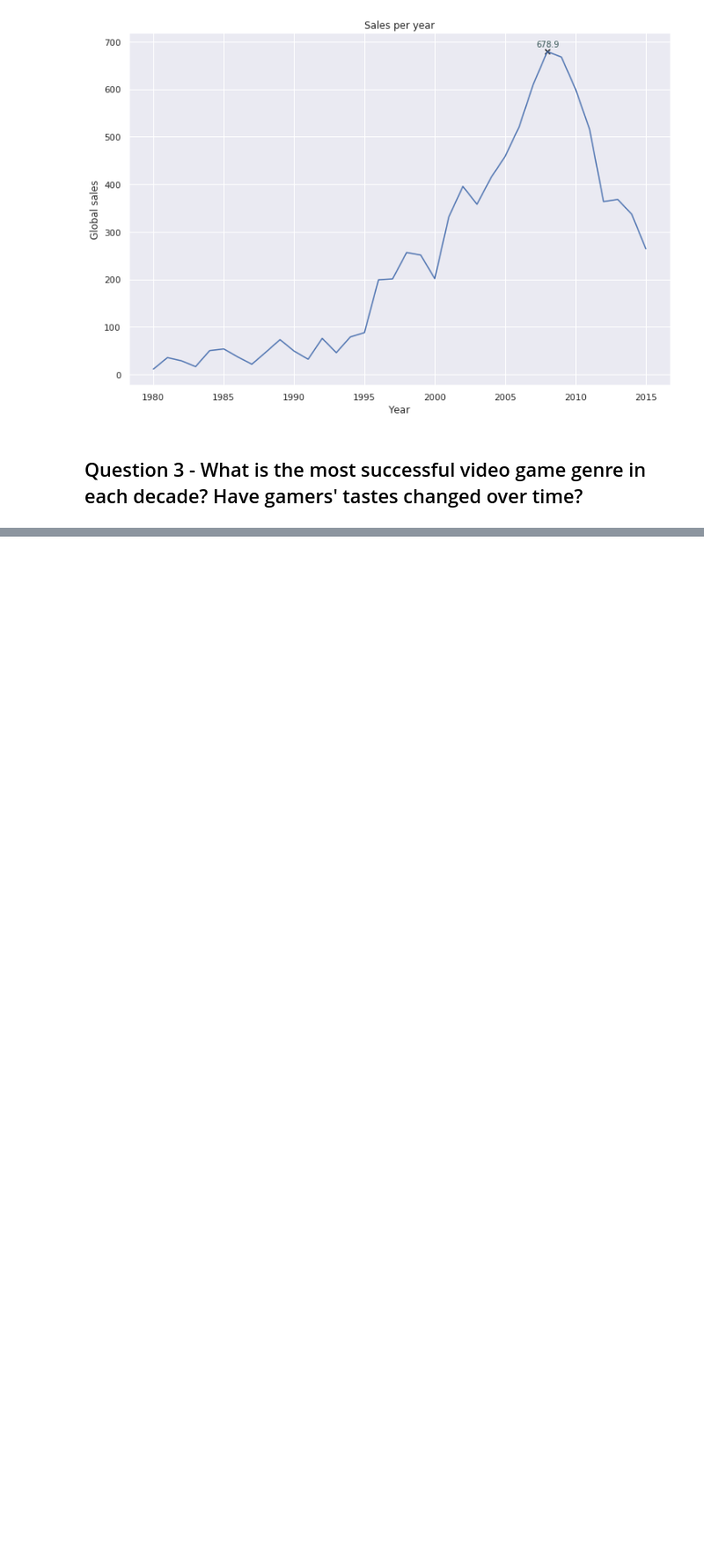
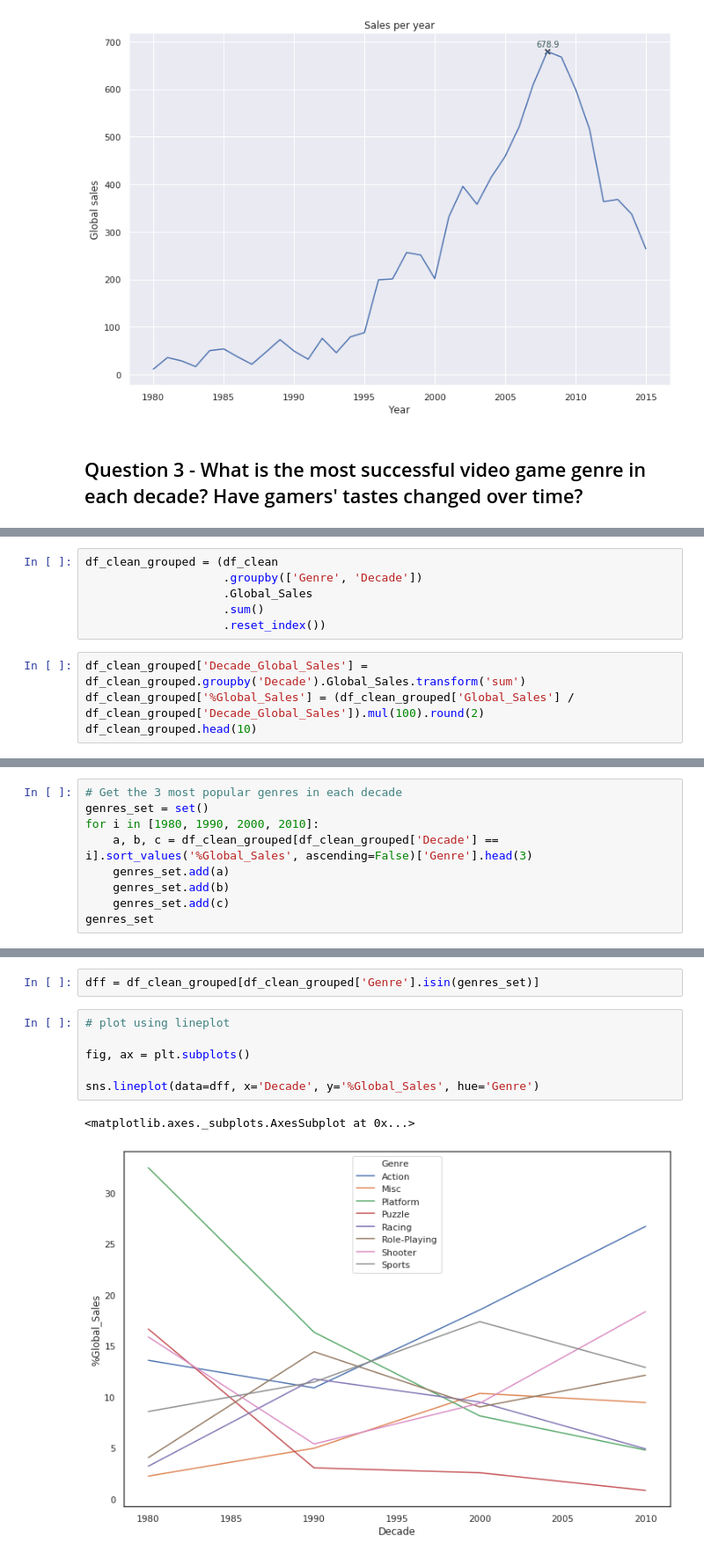
Before and after one commit to tomasborrella/video-game-sales-analysis, a Jupyter notebook: notebook/video-game-sales-analysis.ipynb, the cells around one changed output, grey strips where cells are left out. Shown at 88% size. Cells and saved outputs as stored; diff of their text form; blank space fills up the shorter version.

Commit message:
feat: Analysis. Question 3.
What is the most successful video game genre in each decade? Have gamers' tastes changed over time?
Lineplot and barplot with the data

```diff
--- a/notebook/video-game-sales-analysis.ipynb
+++ b/notebook/video-game-sales-analysis.ipynb
@@ -341,0 +359,10 @@ ax.set(xlabel="Year", ylabel="Global sales", title="Sales per year");
+# %%
+df_clean_grouped = (df_clean
+                    .groupby(['Genre', 'Decade'])
+                    .Global_Sales
+                    .sum()
+                    .reset_index())
+# %%
+df_clean_grouped['Decade_Global_Sales'] = df_clean_grouped.groupby('Decade').Global_Sales.transform('sum')
+df_clean_grouped['%Global_Sales'] = (df_clean_grouped['Global_Sales'] / df_clean_grouped['Decade_Global_Sales']).mul(100).round(2)
+df_clean_grouped.head(10)
@@ -341,0 +395,9 @@ ax.set(xlabel="Year", ylabel="Global sales", title="Sales per year");
+# %%
+# Get the 3 most popular genres in each decade
+genres_set = set()
+for i in [1980, 1990, 2000, 2010]:
+    a, b, c = df_clean_grouped[df_clean_grouped['Decade'] == i].sort_values('%Global_Sales', ascending=False)['Genre'].head(3)
+    genres_set.add(a)
+    genres_set.add(b)
+    genres_set.add(c)
+genres_set
@@ -341,0 +413,11 @@ ax.set(xlabel="Year", ylabel="Global sales", title="Sales per year");
+# %%
+dff = df_clean_grouped[df_clean_grouped['Genre'].isin(genres_set)]
+# %%
+# plot using lineplot
+
+fig, ax = plt.subplots()
+
+sns.lineplot(data=dff, x='Decade', y='%Global_Sales', hue='Genre')
+# %% [output]
+<matplotlib.axes._subplots.AxesSubplot at 0x...>
+[figure, added]
```
Also changed, not shown: parts of 6 cells of this notebook.
